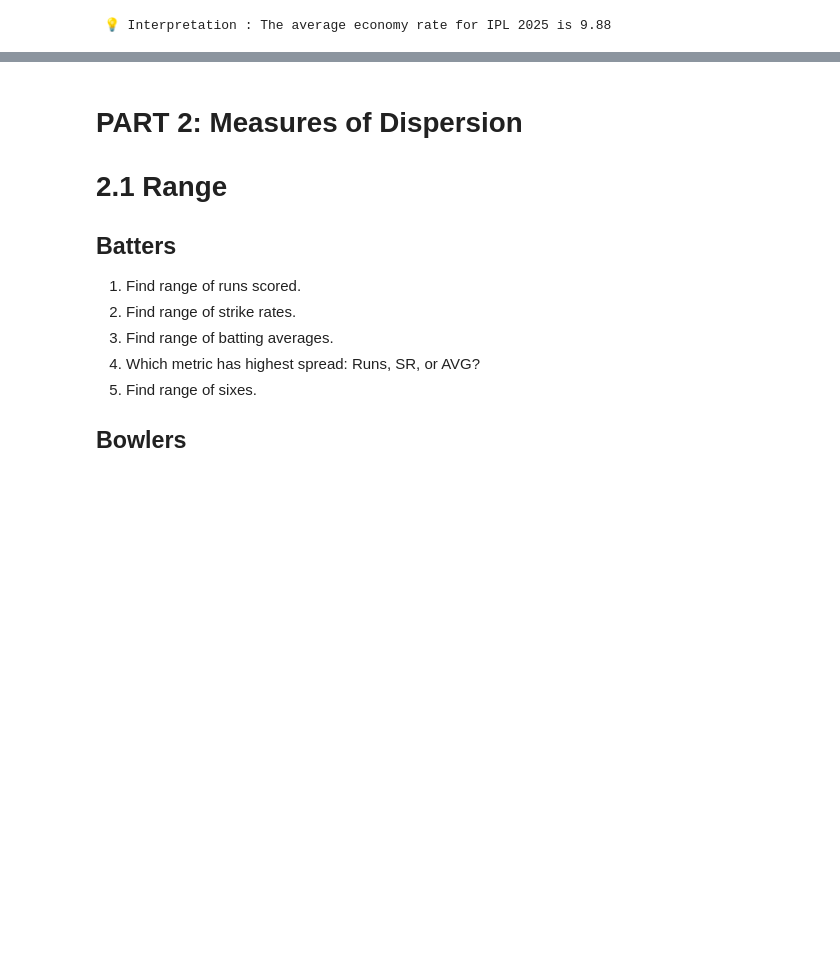
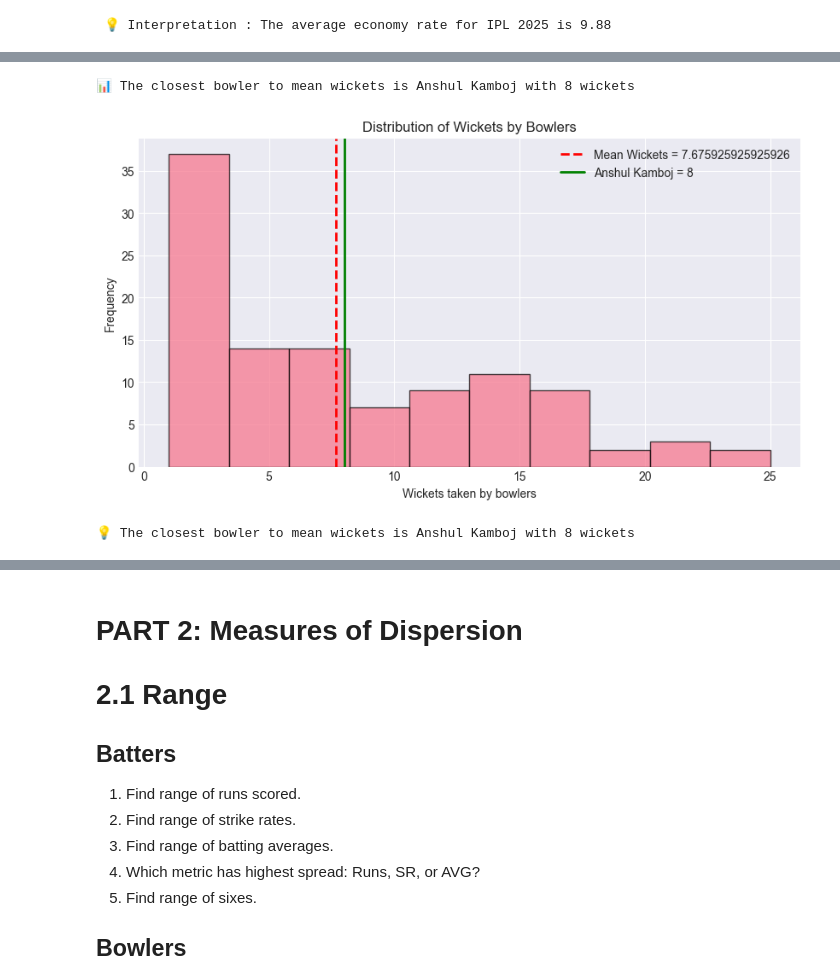
Before and after one commit to shahyash1136/data-analyst-porjects, a Jupyter notebook: IPL_2025_jupyterbook/index.ipynb, the cells around one changed output, grey strips where cells are left out. Cells and saved outputs as stored; diff of their text form; code cells hidden in the pictures; blank space fills up the shorter version.

```diff
--- a/IPL_2025_jupyterbook/index.ipynb
+++ b/IPL_2025_jupyterbook/index.ipynb
@@ -443,4 +504,47 @@ print(f"\n 💡 Interpretation : The average economy rate for IPL 2025 is {avg_e
 # %%
 # 4. Which bowler has wickets closest to mean wickets?
+mean_wickets = df_bowlers["WKT"].mean()
+closest_bowler_index = (df_bowlers["WKT"] - mean_wickets).abs().idxmin()
+closest_bowler = df_bowlers.loc[closest_bowler_index]
+
+# value
+bowler_name = closest_bowler["Player Name"]
+bowler_wkt = closest_bowler["WKT"]
+
+print(
+    f"\n📊 The closest bowler to mean wickets is {bowler_name} with {bowler_wkt} wickets"
+)
+
+plt.figure(figsize=(10, 5))
+plt.hist(df_bowlers["WKT"], alpha=0.7, bins=10, edgecolor="black")
+
+plt.axvline(
+    mean_wickets,
+    linestyle="--",
+    color="red",
+    linewidth=2,
+    label=f"Mean Wickets = {mean_wickets}",
+)
+plt.axvline(
+    bowler_wkt,
+    linestyle="-",
+    color="green",
+    linewidth=2,
+    label=f"{bowler_name} = {bowler_wkt}",
+)
+plt.xlabel("Wickets taken by bowlers")
+plt.ylabel("Frequency")
+plt.title("Distribution of Wickets by Bowlers")
+
+plt.legend()
+plt.show()
+
+print(
+    f"💡 The closest bowler to mean wickets is {bowler_name} with {bowler_wkt} wickets"
+)
+# %% [output]
+📊 The closest bowler to mean wickets is Anshul Kamboj with 8 wickets
+[figure, added]
+💡 The closest bowler to mean wickets is Anshul Kamboj with 8 wickets
 # %%
 # 5. Find average wickets team-wise.
```
Also changed, not shown: parts of 7 cells of this notebook.
